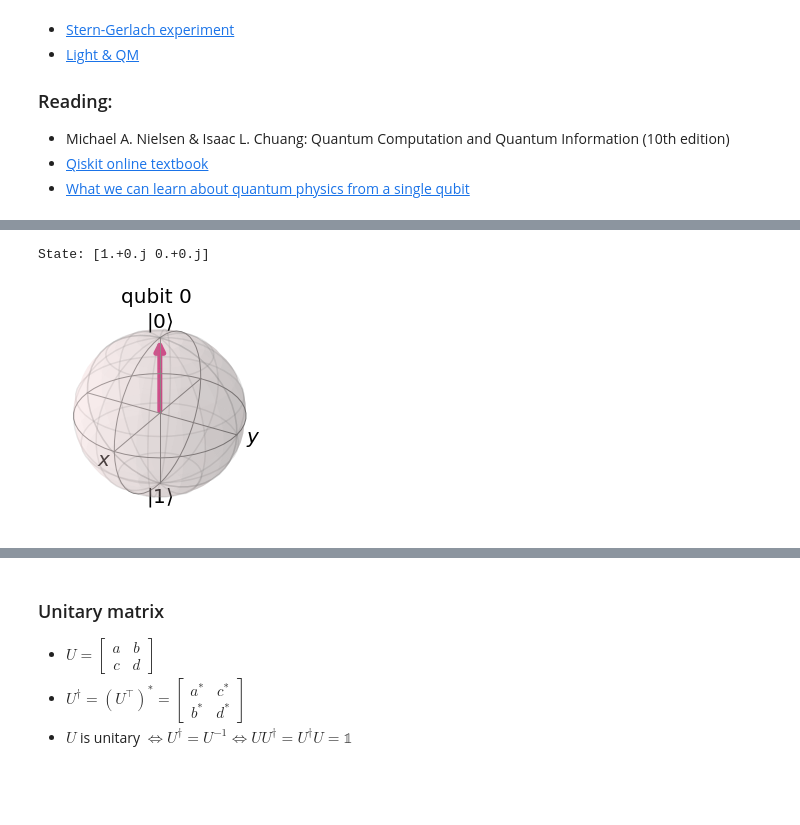
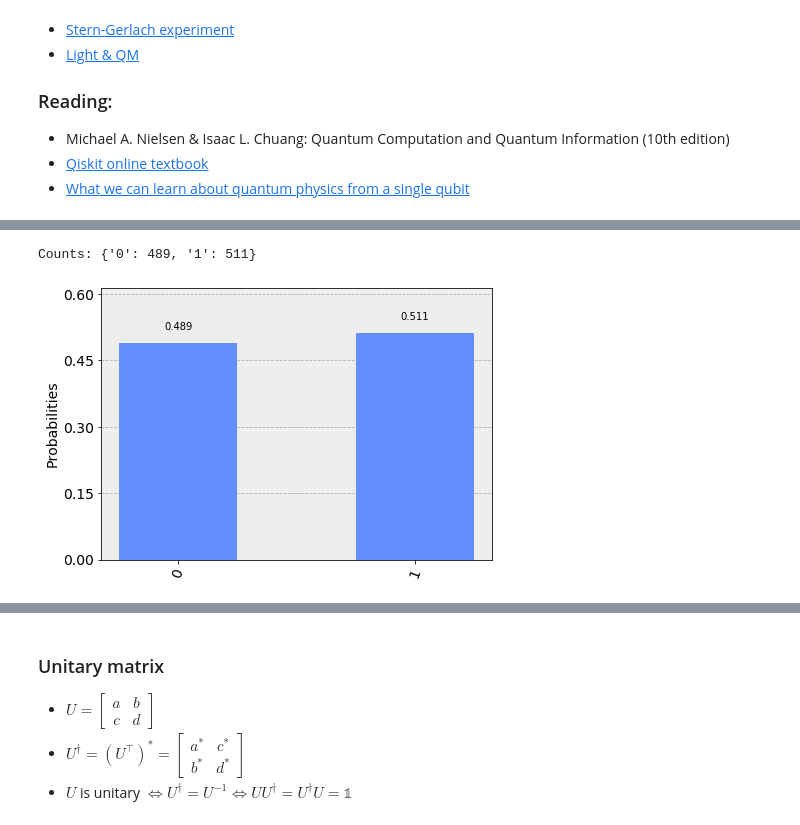
Before and after one commit to dnnagy/qintro, a Jupyter notebook: workdir/Intro.ipynb, the cells around one changed output, grey strips where cells are left out. Saved outputs shown, nothing was run; the diff lists cells and outputs as text; code cells hidden in the pictures; blank space fills up the shorter version.

```diff
--- a/workdir/Intro.ipynb
+++ b/workdir/Intro.ipynb
@@ -67,0 +89,10 @@ circ.draw(output='mpl')
+# %%
+qreg = QuantumRegister(1)
+creg = ClassicalRegister(1)
+
+circ = QuantumCircuit(qreg,creg)
+amplitudes = (1.0/np.sqrt(2))*np.array([1.0+0.0j, 0.0+1.0j])
+circ.initialize(amplitudes, qreg)
+circ.measure(0,0)
+
+circ.draw(output='mpl')
@@ -68,8 +101,8 @@ circ.draw(output='mpl')
 # %%
-job = execute( circ, sbackend, shots=100 )
-state = job.result().get_statevector()
-print("State:", state)
-plot_bloch_multivector(state)
+job = execute( circ, qbackend, shots=1000 )
+state = job.result().get_counts()
+print("Counts:", state)
+plot_histogram(state)
 # %% [output]
-State: [1.+0.j 0.+0.j]
+Counts: {'0': 489, '1': 511}
-[figure, old version]
+[figure, new version]
```
Also changed, not shown: parts of 27 cells of this notebook.
